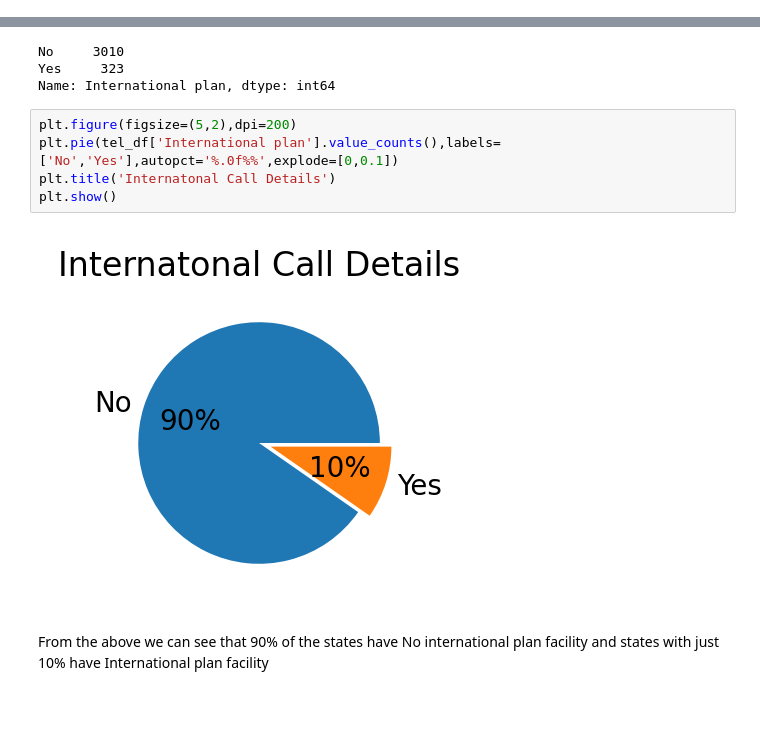
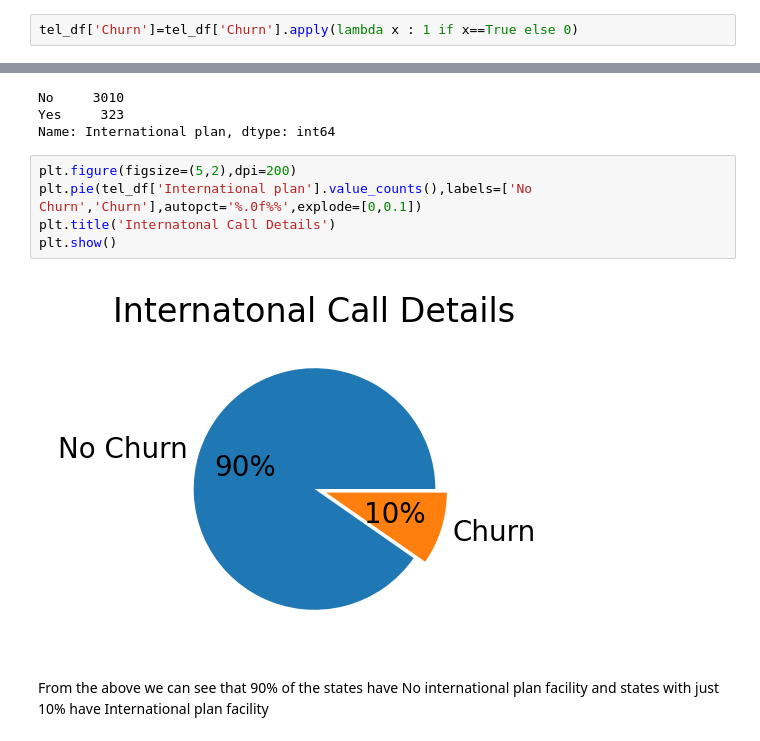
Before and after one commit to shyamsundar-v/Telecom-Churn-Analysis, a Jupyter notebook: Telecom_Churn_Analysis_Capstone_Project.ipynb, the cells around one changed output, grey strips where cells are left out. Saved outputs shown, nothing was run; the diff lists cells and outputs as text; blank space fills up the shorter version.

```diff
--- a/Telecom_Churn_Analysis_Capstone_Project.ipynb
+++ b/Telecom_Churn_Analysis_Capstone_Project.ipynb
@@ -64,6 +64,8 @@ tel_df['State'].value_counts().sort_values(ascending=False).plot(kind='bar')
 # %% [output]
 <matplotlib.axes._subplots.AxesSubplot at 0x...>
 [figure]
+# %%
+tel_df['Churn']=tel_df['Churn'].apply(lambda x : 1 if x==True else 0)
 # %%
 sns.countplot(tel_df['Churn'])
 plt.title('Chrun')
@@ -92,11 +94,11 @@ Yes     323
 Name: International plan, dtype: int64
 # %%
 plt.figure(figsize=(5,2),dpi=200)
-plt.pie(tel_df['International plan'].value_counts(),labels=['No','Yes'],autopct='%.0f%%',explode=[0,0.1])
+plt.pie(tel_df['International plan'].value_counts(),labels=['No Churn','Churn'],autopct='%.0f%%',explode=[0,0.1])
 plt.title('Internatonal Call Details')
 plt.show()
 # %% [output]
-[figure, old version]
+[figure, new version]
 # %% [markdown]
 From the above we can see that 90% of the states have No international plan facility and states with just 10% have International plan facility
 # %%
```
Also changed, not shown: parts of 19 cells of this notebook.
